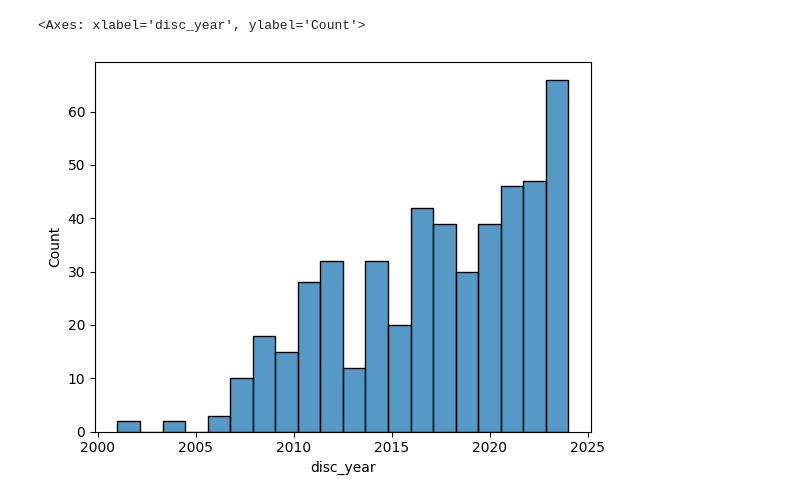
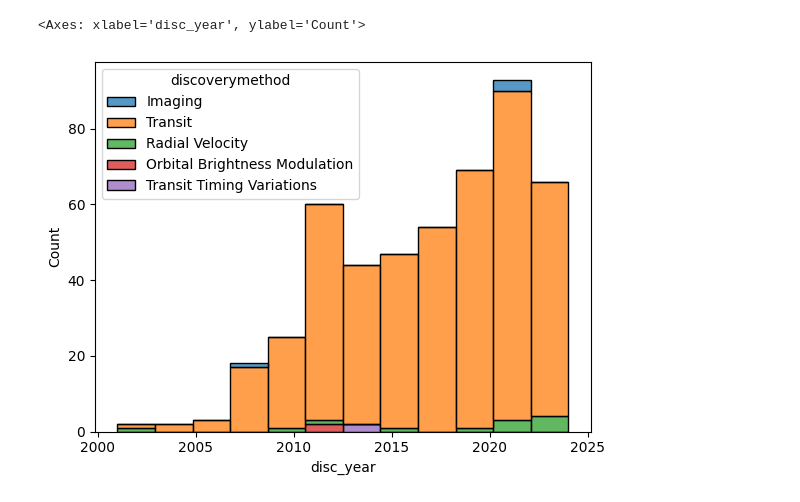
Before and after one commit to IsraelHuentecura/visualizacion_de_datos, a Jupyter notebook: Clase_10_planetas.ipynb, the cells around one changed output. Cells and saved outputs as stored; diff of their text form; code cells hidden in the pictures.

```diff
--- a/Clase_10_planetas.ipynb
+++ b/Clase_10_planetas.ipynb
@@ -1,21 +1,21 @@
 # %%
 import pandas as pd
 import numpy as np
 import matplotlib.pyplot as plt
 import seaborn as sns
 
 df = pd.read_csv('./data/PS_2024.04.02_11.16.01.csv')
 # Dejar solo planeta confirmados, metodo deteccion, nombre planeta, periodo orbital, año de descubrimiento, masa y radio del planeta tierra
 col_list = ['pl_name', 'discoverymethod', 'disc_year','pl_orbper','soltype', 'pl_rade','pl_masse','st_mass']
 df = df[col_list]
 # Dejar planetas confirmados unicos
-df = df.drop_duplicates(subset=['pl_name'])
+df_filter = df.drop_duplicates(subset=['pl_name'])
 # Drop filas con valores nulos
-df = df.dropna()
+df_filter = df_filter.dropna()
 # Dropear columna pl_name
-df = df.drop(columns=['pl_name'])
-# Hacer histograma de años y metodos de descubrimiento
-sns.histplot(df['disc_year'], bins=20)
+df_filter = df_filter.drop(columns=['pl_name'])
+# Hacer histograma de años disc_year vs metodos de descubrimiento discoverymethod
+sns.histplot(data=df_filter, x='disc_year', hue='discoverymethod', multiple='stack')
 # %% [output]
 <Axes: xlabel='disc_year', ylabel='Count'>
-[figure, old version]
+[figure, new version]
```
Also changed, not shown: parts of 4 cells of this notebook, 29 other files.
